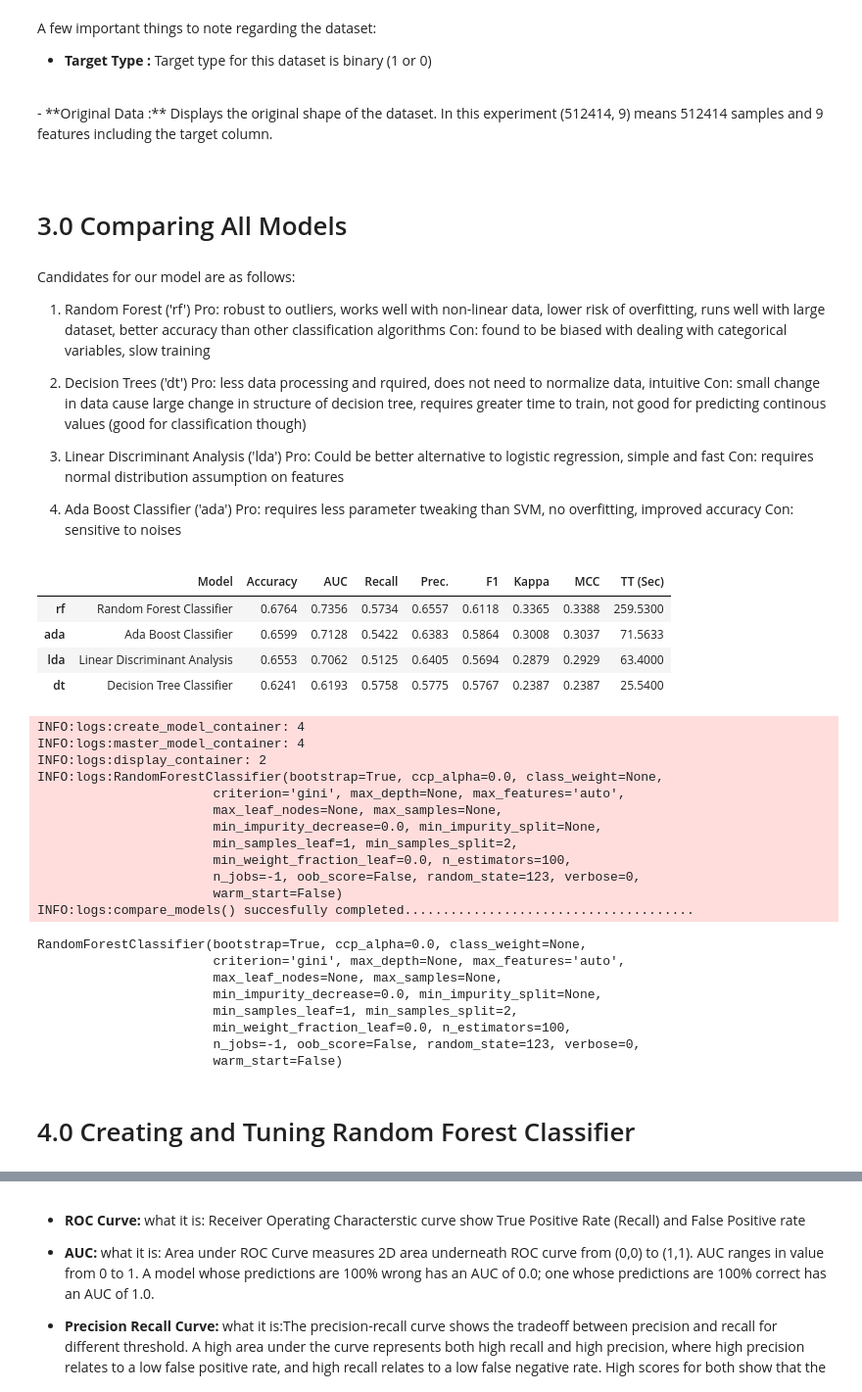
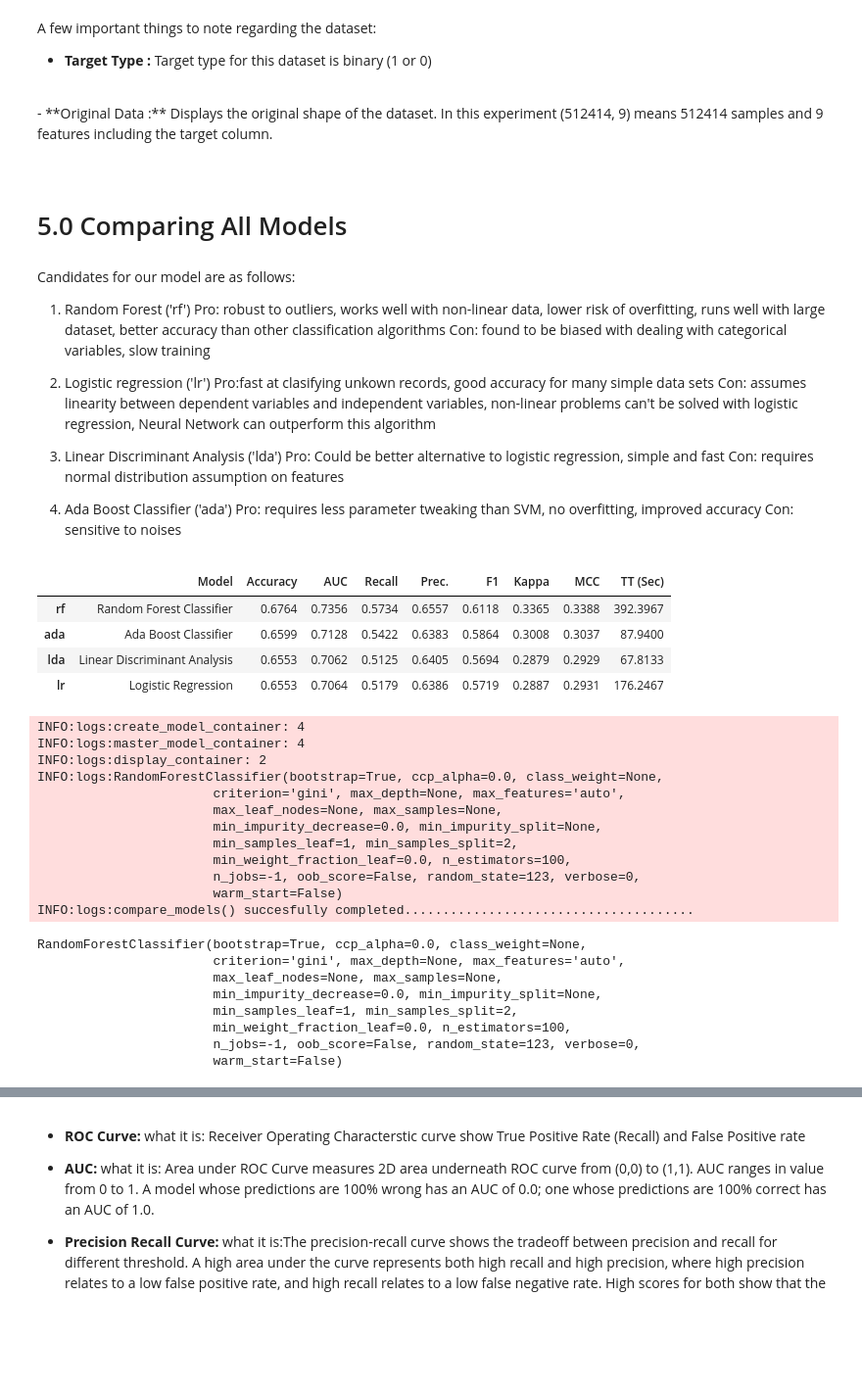
Before and after one commit to kwpark23/Airline-Delays, a Jupyter notebook: Airline_delay.ipynb, the cells around one changed output, grey strips where cells are left out. Shown at 98% size. Saved outputs shown, nothing was run; the diff lists cells and outputs as text; code cells hidden in the pictures; blank space fills up the shorter version.

```diff
--- a/Airline_delay.ipynb
+++ b/Airline_delay.ipynb
@@ -299,7 +299,7 @@ A few important things to note regarding the dataset:
 - **Original Data :**  Displays the original shape of the dataset. In this experiment (512414, 9) means 512414 samples and 9 features including the target column. <br/>
 <br/>
 # %% [markdown]
-# 3.0 Comparing All Models
+# 5.0 Comparing All Models
 # %% [markdown]
 Candidates for our model are as follows:
 
@@ -307,25 +307,25 @@ Candidates for our model are as follows:
 Pro: robust to outliers, works well with non-linear data, lower risk of overfitting, runs well with large dataset, better accuracy than other classification algorithms
 Con: found to be biased with dealing with categorical variables, slow training
 
-3. Decision Trees ('dt')
-Pro: less data processing and rquired, does not need to normalize data, intuitive
-Con: small change in data cause large change in structure of decision tree, requires greater time to train, not good for predicting continous values (good for classification though)
+2. Logistic regression ('lr')
+Pro:fast at clasifying unkown records, good accuracy for many simple data sets
+Con: assumes linearity between dependent variables and independent variables, non-linear problems can't be solved with logistic regression, Neural Network can outperform this algorithm
 
-4. Linear Discriminant Analysis ('lda')
+3. Linear Discriminant Analysis ('lda')
 Pro: Could be better alternative to logistic regression, simple and fast
 Con: requires normal distribution assumption on features
 
-5. Ada Boost Classifier ('ada')
+4. Ada Boost Classifier ('ada')
 Pro: requires less parameter tweaking than SVM, no overfitting, improved accuracy
 Con: sensitive to noises
 # %%
-best_model = compare_models(include = ['ada', 'rf', 'lda', 'dt'], fold=3)
+best_model = compare_models(include = ['ada', 'rf', 'lda', 'lr'], fold=3)
 # %% [output]
 |  | Model | Accuracy | AUC | Recall | Prec. | F1 | Kappa | MCC | TT (Sec) |
-| rf | Random Forest Classifier | 0.6764 | 0.7356 | 0.5734 | 0.6557 | 0.6118 | 0.3365 | 0.3388 | 259.5300 |
-| ada | Ada Boost Classifier | 0.6599 | 0.7128 | 0.5422 | 0.6383 | 0.5864 | 0.3008 | 0.3037 | 71.5633 |
-| lda | Linear Discriminant Analysis | 0.6553 | 0.7062 | 0.5125 | 0.6405 | 0.5694 | 0.2879 | 0.2929 | 63.4000 |
-| dt | Decision Tree Classifier | 0.6241 | 0.6193 | 0.5758 | 0.5775 | 0.5767 | 0.2387 | 0.2387 | 25.5400 |
+| rf | Random Forest Classifier | 0.6764 | 0.7356 | 0.5734 | 0.6557 | 0.6118 | 0.3365 | 0.3388 | 392.3967 |
+| ada | Ada Boost Classifier | 0.6599 | 0.7128 | 0.5422 | 0.6383 | 0.5864 | 0.3008 | 0.3037 | 87.9400 |
+| lda | Linear Discriminant Analysis | 0.6553 | 0.7062 | 0.5125 | 0.6405 | 0.5694 | 0.2879 | 0.2929 | 67.8133 |
+| lr | Logistic Regression | 0.6553 | 0.7064 | 0.5179 | 0.6386 | 0.5719 | 0.2887 | 0.2931 | 176.2467 |
 INFO:logs:create_model_container: 4
 INFO:logs:master_model_container: 4
 INFO:logs:display_container: 2
@@ -349,5 +349,3 @@ RandomForestClassifier(bootstrap=True, ccp_alpha=0.0, class_weight=None,
                        min_weight_fraction_leaf=0.0, n_estimators=100,
                        n_jobs=-1, oob_score=False, random_state=123, verbose=0,
                        warm_start=False)
-# %% [markdown]
-# 4.0 Creating and Tuning Random Forest Classifier
```
Also changed, not shown: parts of 17 cells of this notebook.
